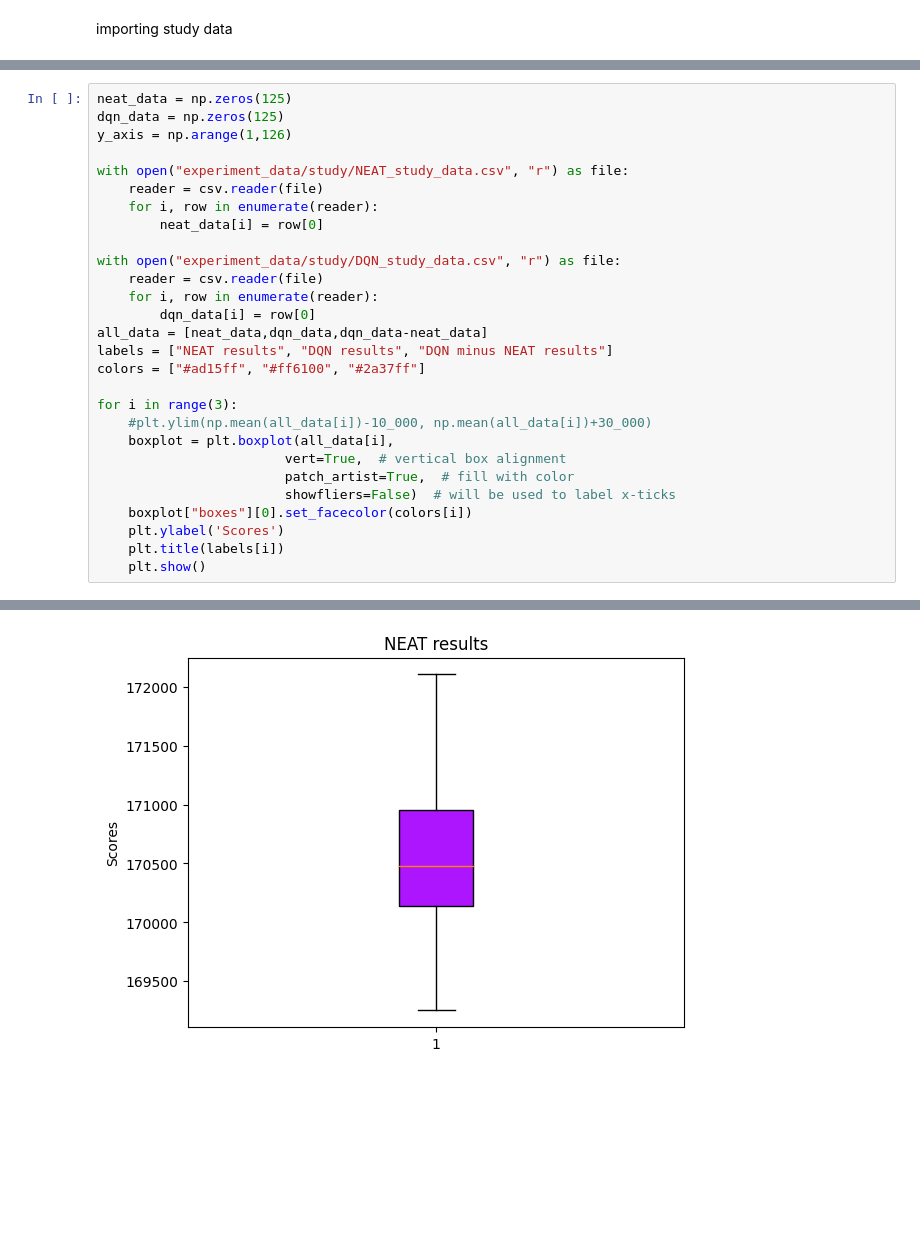
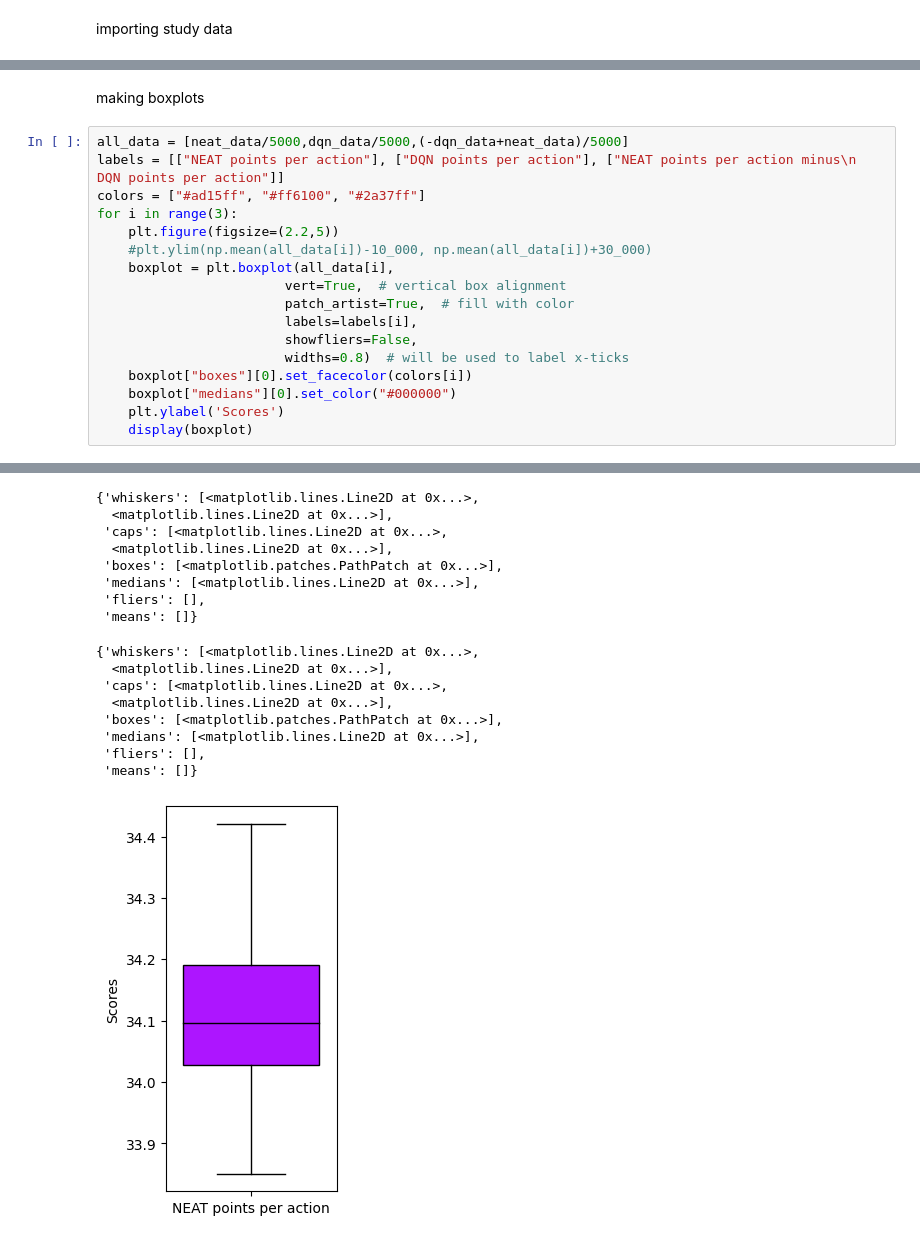
Before and after one commit to CarlSvejstrup/Tetris-DQN-NEAT, a Jupyter notebook: Data_anaysis.ipynb, the cells around one changed output, grey strips where cells are left out. Drawn from its saved outputs; the diff is of its cells as text; blank space fills up the shorter version.

```diff
--- a/Data_anaysis.ipynb
+++ b/Data_anaysis.ipynb
@@ -45,29 +96,20 @@ importing study data
+# %% [markdown]
+making boxplots
 # %%
-neat_data = np.zeros(125)
-dqn_data = np.zeros(125)
-y_axis = np.arange(1,126)
-
-with open("experiment_data/study/NEAT_study_data.csv", "r") as file:
-    reader = csv.reader(file)
-    for i, row in enumerate(reader):
-        neat_data[i] = row[0]
-
-with open("experiment_data/study/DQN_study_data.csv", "r") as file:
-    reader = csv.reader(file)
-    for i, row in enumerate(reader):
-        dqn_data[i] = row[0]
-all_data = [neat_data,dqn_data,dqn_data-neat_data]
-labels = ["NEAT results", "DQN results", "DQN minus NEAT results"]
+all_data = [neat_data/5000,dqn_data/5000,(-dqn_data+neat_data)/5000]
+labels = [["NEAT points per action"], ["DQN points per action"], ["NEAT points per action minus\n DQN points per action"]]
 colors = ["#ad15ff", "#ff6100", "#2a37ff"]
-
 for i in range(3):
+    plt.figure(figsize=(2.2,5))
     #plt.ylim(np.mean(all_data[i])-10_000, np.mean(all_data[i])+30_000)
     boxplot = plt.boxplot(all_data[i],
                         vert=True,  # vertical box alignment
                         patch_artist=True,  # fill with color
-                        showfliers=False)  # will be used to label x-ticks
+                        labels=labels[i],
+                        showfliers=False,
+                        widths=0.8)  # will be used to label x-ticks
     boxplot["boxes"][0].set_facecolor(colors[i])
+    boxplot["medians"][0].set_color("#000000")
     plt.ylabel('Scores')
-    plt.title(labels[i])
-    plt.show()
+    display(boxplot)
 # %% [output]
@@ -74 +124,17 @@ for i in range(3):
+{'whiskers': [<matplotlib.lines.Line2D at 0x...>,
+  <matplotlib.lines.Line2D at 0x...>],
+ 'caps': [<matplotlib.lines.Line2D at 0x...>,
+  <matplotlib.lines.Line2D at 0x...>],
+ 'boxes': [<matplotlib.patches.PathPatch at 0x...>],
+ 'medians': [<matplotlib.lines.Line2D at 0x...>],
+ 'fliers': [],
+ 'means': []}
+{'whiskers': [<matplotlib.lines.Line2D at 0x...>,
+  <matplotlib.lines.Line2D at 0x...>],
+ 'caps': [<matplotlib.lines.Line2D at 0x...>,
+  <matplotlib.lines.Line2D at 0x...>],
+ 'boxes': [<matplotlib.patches.PathPatch at 0x...>],
+ 'medians': [<matplotlib.lines.Line2D at 0x...>],
+ 'fliers': [],
+ 'means': []}
-[figure, old version]
+[figure, new version]
```
Also changed, not shown: parts of 6 cells of this notebook, 7 other files.
